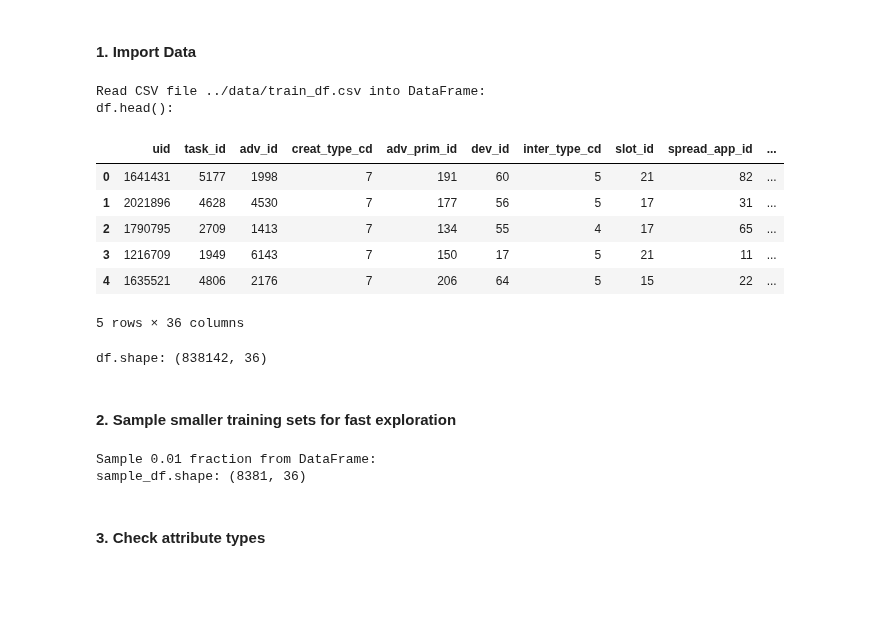
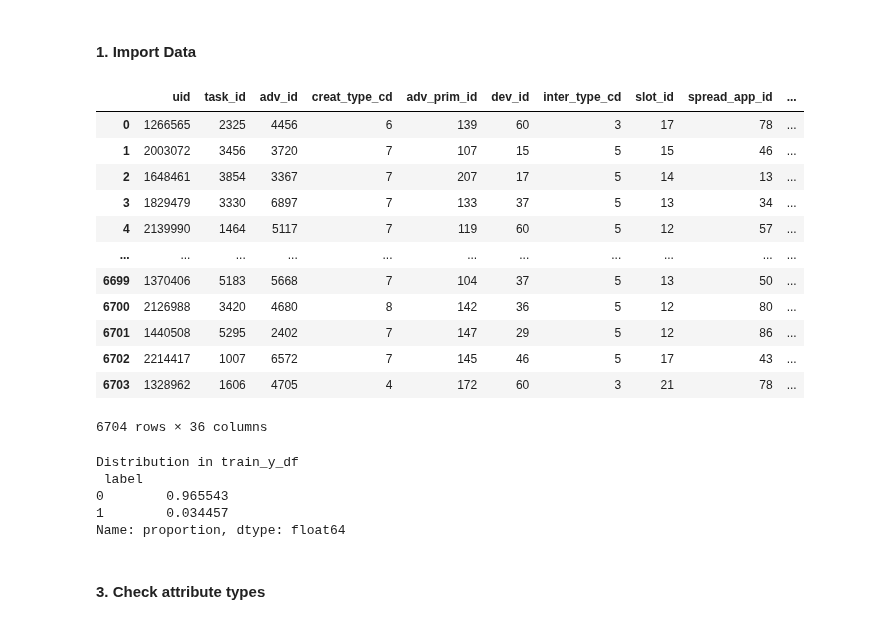
Before and after one commit to LiyangSong/Advertisement-CTR-Prediction, a Jupyter notebook: jupyter/model_exp_sgd.ipynb, the cells around one changed output. Cells and saved outputs as stored; diff of their text form; code cells hidden in the pictures; blank space fills up the shorter version.

```diff
--- a/jupyter/model_exp_sgd.ipynb
+++ b/jupyter/model_exp_sgd.ipynb
@@ -34,22 +33,19 @@ permutation_importance_random_state = 0
 # %% [markdown]
 #### 1. Import Data
 # %%
-train_df = general_utils.read_csv(train_df_file)
+train_df = pd.read_csv('train_df_exp.csv')
+train_df
 # %% [output]
+|  | uid | task_id | adv_id | creat_type_cd | adv_prim_id | dev_id | inter_type_cd | slot_id | spread_app_id | ... |
+| 0 | 1266565 | 2325 | 4456 | 6 | 139 | 60 | 3 | 17 | 78 | ... |
+| 1 | 2003072 | 3456 | 3720 | 7 | 107 | 15 | 5 | 15 | 46 | ... |
+| 2 | 1648461 | 3854 | 3367 | 7 | 207 | 17 | 5 | 14 | 13 | ... |
+| 3 | 1829479 | 3330 | 6897 | 7 | 133 | 37 | 5 | 13 | 34 | ... |
+| 4 | 2139990 | 1464 | 5117 | 7 | 119 | 60 | 5 | 12 | 57 | ... |
+| ... | ... | ... | ... | ... | ... | ... | ... | ... | ... | ... |
+| 6699 | 1370406 | 5183 | 5668 | 7 | 104 | 37 | 5 | 13 | 50 | ... |
+| 6700 | 2126988 | 3420 | 4680 | 8 | 142 | 36 | 5 | 12 | 80 | ... |
+| 6701 | 1440508 | 5295 | 2402 | 7 | 147 | 29 | 5 | 12 | 86 | ... |
+| 6702 | 2214417 | 1007 | 6572 | 7 | 145 | 46 | 5 | 17 | 43 | ... |
+| 6703 | 1328962 | 1606 | 4705 | 4 | 172 | 60 | 3 | 21 | 78 | ... |
-Read CSV file ../data/train_df.csv into DataFrame:
-df.head():
+6704 rows × 36 columns
-|  | uid | task_id | adv_id | creat_type_cd | adv_prim_id | dev_id | inter_type_cd | slot_id | spread_app_id | ... |
-| 0 | 1641431 | 5177 | 1998 | 7 | 191 | 60 | 5 | 21 | 82 | ... |
-| 1 | 2021896 | 4628 | 4530 | 7 | 177 | 56 | 5 | 17 | 31 | ... |
-| 2 | 1790795 | 2709 | 1413 | 7 | 134 | 55 | 4 | 17 | 65 | ... |
-| 3 | 1216709 | 1949 | 6143 | 7 | 150 | 17 | 5 | 21 | 11 | ... |
-| 4 | 1635521 | 4806 | 2176 | 7 | 206 | 64 | 5 | 15 | 22 | ... |
-5 rows × 36 columns
-df.shape: (838142, 36)
-# %% [markdown]
-#### 2. Sample smaller training sets for fast exploration
-# %%
-train_df_sample = data_prepare_utils.sample_data(train_df, 0.01, random_state=sample_random_state)
-# %% [output]
-Sample 0.01 fraction from DataFrame:
-sample_df.shape: (8381, 36)
@@ -56,3 +54,11 @@ sample_df.shape: (8381, 36)
+# %%
+print('Distribution in train_y_df\n', train_y_df.value_counts(normalize=True), '\n')
+# %% [output]
+Distribution in train_y_df
+ label
+0        0.965543
+1        0.034457
+Name: proportion, dtype: float64
 # %% [markdown]
 #### 3. Check attribute types
 # %%
```
Also changed, not shown: parts of 32 cells of this notebook, 4 other files.
